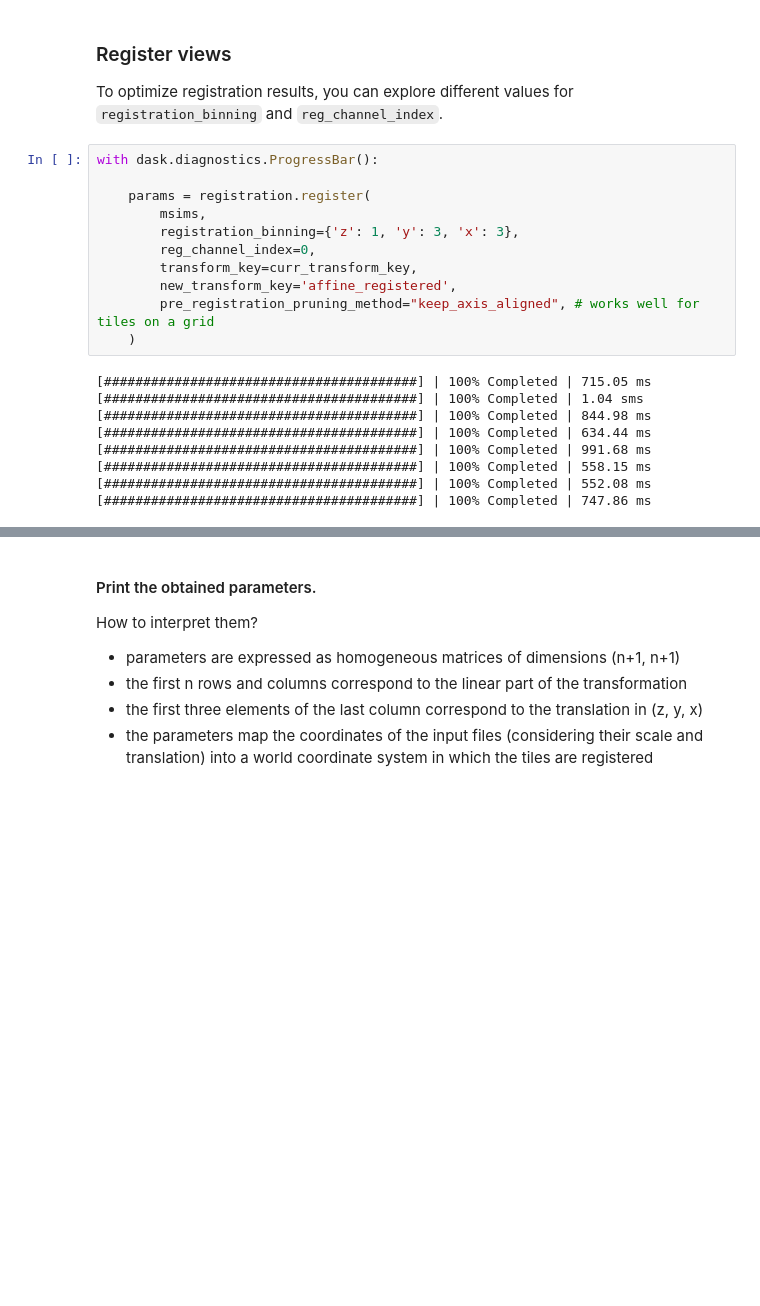
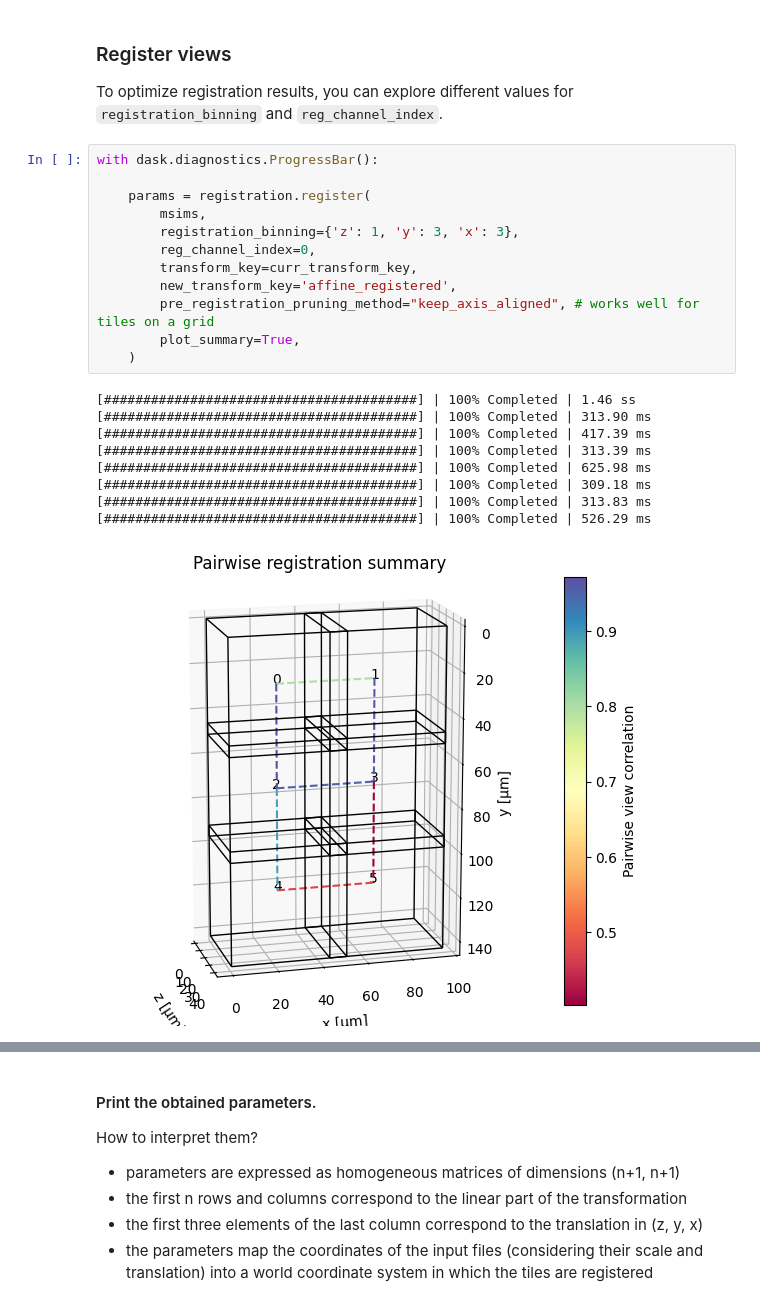
Before and after one commit to multiview-stitcher/multiview-stitcher, a Jupyter notebook: notebooks/stitching_bigstitcher_grid_3d_ome_zarr.ipynb, the cells around one changed output, grey strips where cells are left out. Cells and saved outputs as stored; diff of their text form; blank space fills up the shorter version.

```diff
--- a/notebooks/stitching_bigstitcher_grid_3d_ome_zarr.ipynb
+++ b/notebooks/stitching_bigstitcher_grid_3d_ome_zarr.ipynb
@@ -399,20 +416,22 @@ To optimize registration results, you can explore different values for `registra
 # %%
 with dask.diagnostics.ProgressBar():
 
     params = registration.register(
         msims,
         registration_binning={'z': 1, 'y': 3, 'x': 3},
         reg_channel_index=0,
         transform_key=curr_transform_key,
         new_transform_key='affine_registered',
         pre_registration_pruning_method="keep_axis_aligned", # works well for tiles on a grid
+        plot_summary=True,
     )
 # %% [output]
-[########################################] | 100% Completed | 715.05 ms
-[########################################] | 100% Completed | 1.04 sms
-[########################################] | 100% Completed | 844.98 ms
-[########################################] | 100% Completed | 634.44 ms
-[########################################] | 100% Completed | 991.68 ms
-[########################################] | 100% Completed | 558.15 ms
-[########################################] | 100% Completed | 552.08 ms
-[########################################] | 100% Completed | 747.86 ms
+[########################################] | 100% Completed | 1.46 ss
+[########################################] | 100% Completed | 313.90 ms
+[########################################] | 100% Completed | 417.39 ms
+[########################################] | 100% Completed | 313.39 ms
+[########################################] | 100% Completed | 625.98 ms
+[########################################] | 100% Completed | 309.18 ms
+[########################################] | 100% Completed | 313.83 ms
+[########################################] | 100% Completed | 526.29 ms
+[figure, added]
```
Also changed, not shown: parts of 8 cells of this notebook.
